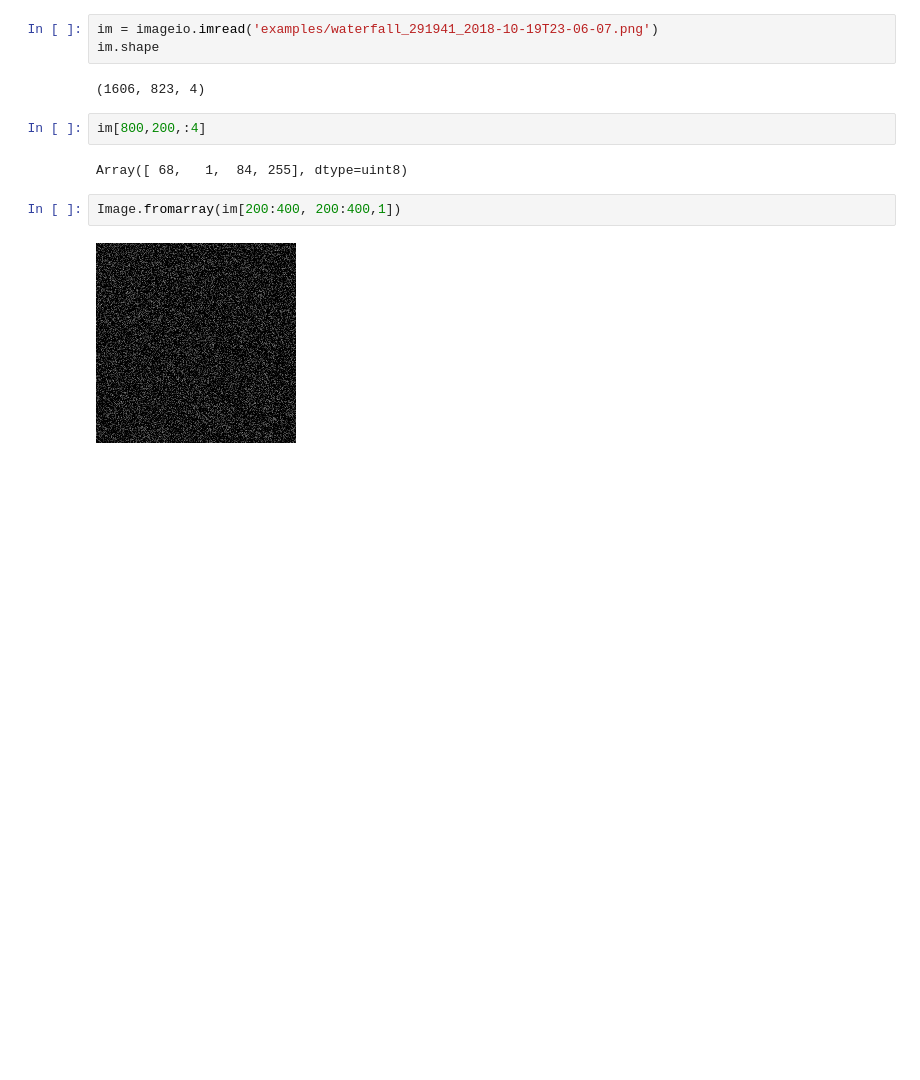
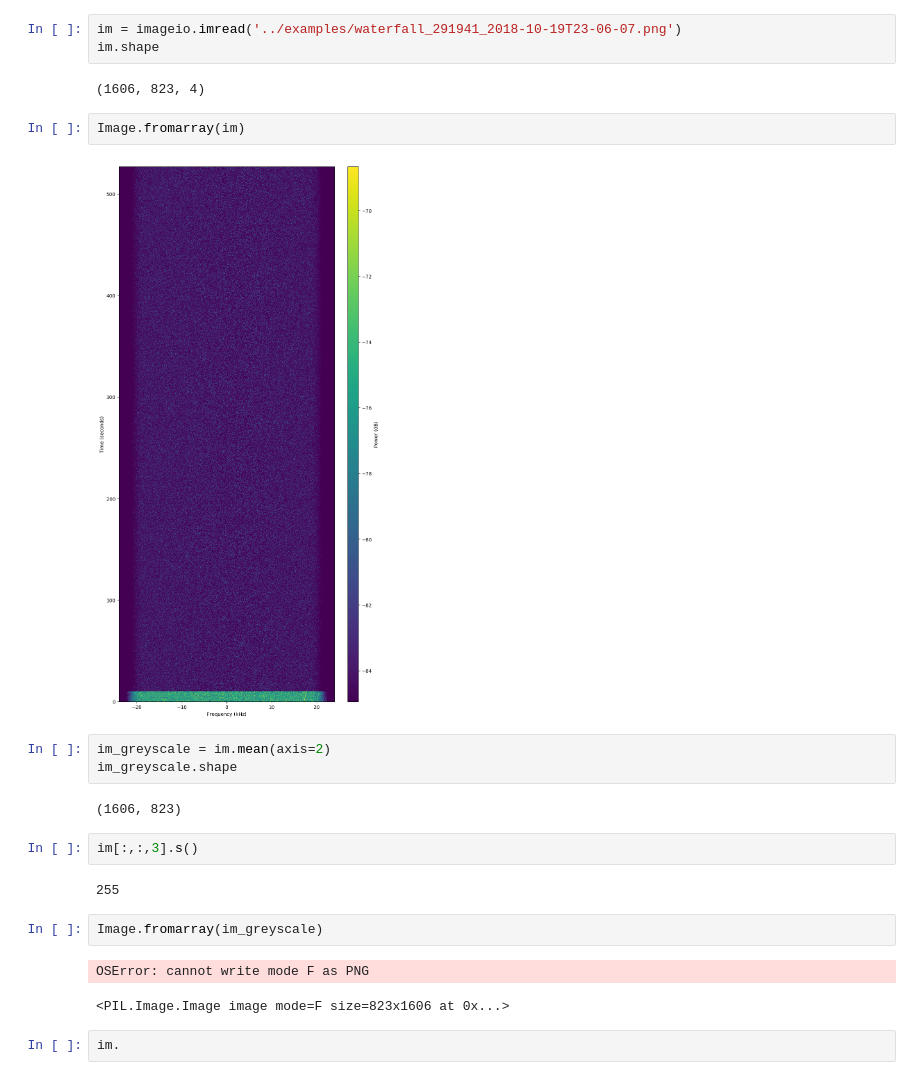
Before and after one commit to paulstaab/satnogs-ml-vetting, a Jupyter notebook: notebooks/Parse_Waterfall_Images.ipynb, the cells around one changed output. Drawn from its saved outputs; the diff is of its cells as text; blank space fills up the shorter version.

Commit message:
Add download script an crop images

```diff
--- a/notebooks/Parse_Waterfall_Images.ipynb
+++ b/notebooks/Parse_Waterfall_Images.ipynb
@@ -25,15 +25,27 @@ You should consider upgrading via the 'pip install --upgrade pip' command.
 import imageio
 from PIL import Image
 # %%
-im = imageio.imread('examples/waterfall_291941_2018-10-19T23-06-07.png')
+im = imageio.imread('../examples/waterfall_291941_2018-10-19T23-06-07.png')
 im.shape
 # %% [output]
 (1606, 823, 4)
-# %%
-im[800,200,:4]
-# %% [output]
-Array([ 68,   1,  84, 255], dtype=uint8)
 # %%
-Image.fromarray(im[200:400, 200:400,1])
+Image.fromarray(im)
 # %% [output]
-[figure, old version]
+[figure, new version]
+# %%
+im_greyscale = im.mean(axis=2)
+im_greyscale.shape
+# %% [output]
+(1606, 823)
+# %%
+im[:,:,3].s()
+# %% [output]
+255
+# %%
+Image.fromarray(im_greyscale)
+# %% [output]
+OSError: cannot write mode F as PNG
+<PIL.Image.Image image mode=F size=823x1606 at 0x...>
+# %%
+im.
```
Also changed, not shown: 4 other files.
